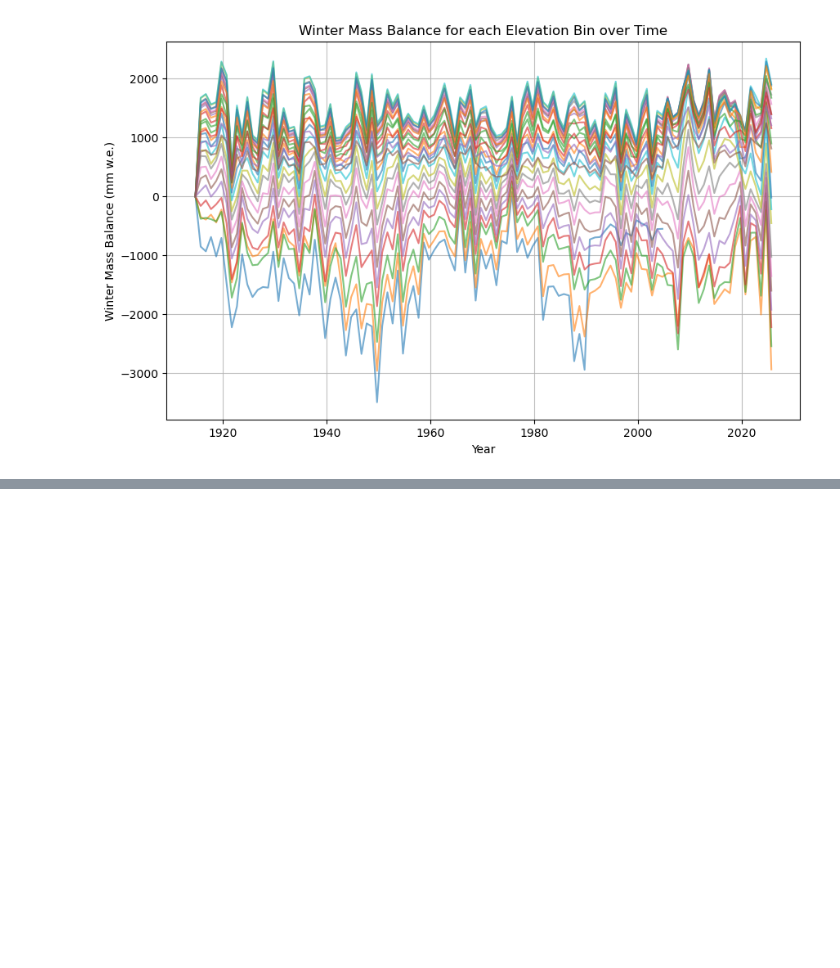
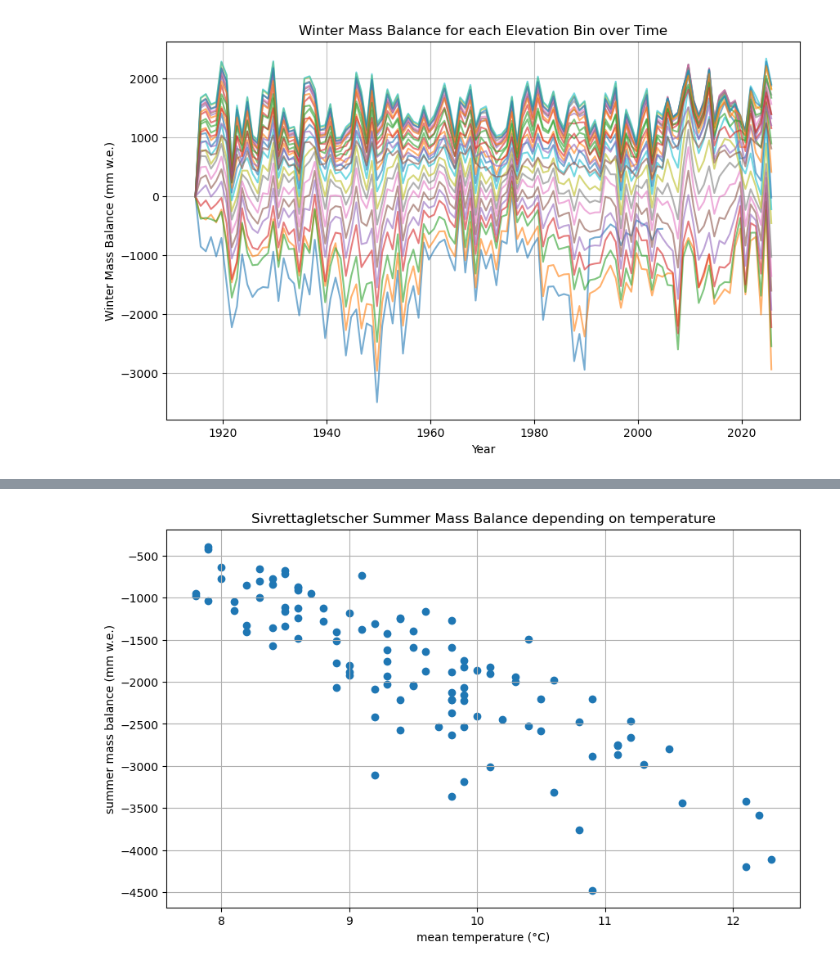
Before and after one commit to fredericvdhurk-code/project-glaciers, a Jupyter notebook: data_visualization.ipynb, the cells around one changed output, grey strips where cells are left out. Saved outputs shown, nothing was run; the diff lists cells and outputs as text; code cells hidden in the pictures; blank space fills up the shorter version.

```diff
--- a/data_visualization.ipynb
+++ b/data_visualization.ipynb
@@ -632,0 +663,14 @@ plt.show()
+# %%
+davos_t_s = davos_summer[['mean temperature (°C)']]
+mass_balance_hy_silvretta_s = mass_balance_hy_silvretta[['summer mass balance (mm w.e.)']]
+
+# Scatter plot
+plt.figure(figsize=(10, 6))
+plt.scatter(davos_t_s.iloc[:, 0], mass_balance_hy_silvretta_s.iloc[:, 0])
+plt.xlabel(davos_t_s.columns[0])
+plt.ylabel(mass_balance_hy_silvretta_s.columns[0])
+plt.title("Sivrettagletscher Summer Mass Balance depending on temperature")
+plt.grid(True)
+plt.show()
+# %% [output]
+[figure, added]
```
Also changed, not shown: parts of 6 cells of this notebook, 1 other file.
